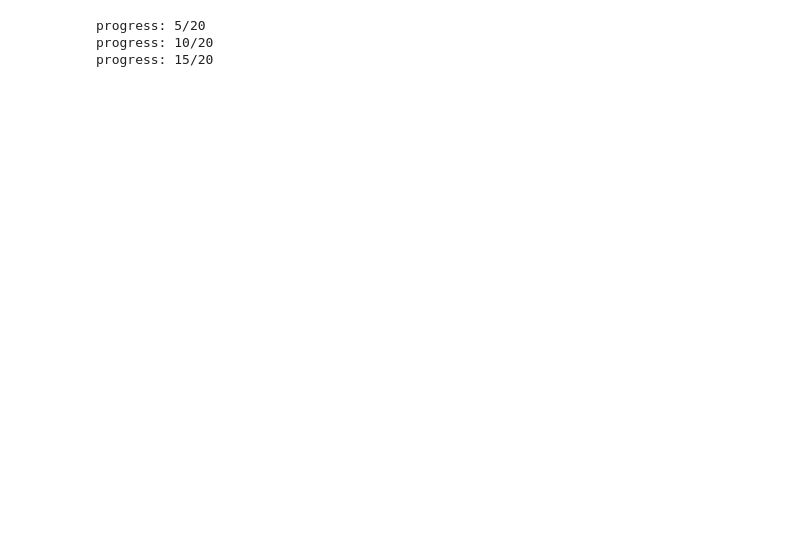
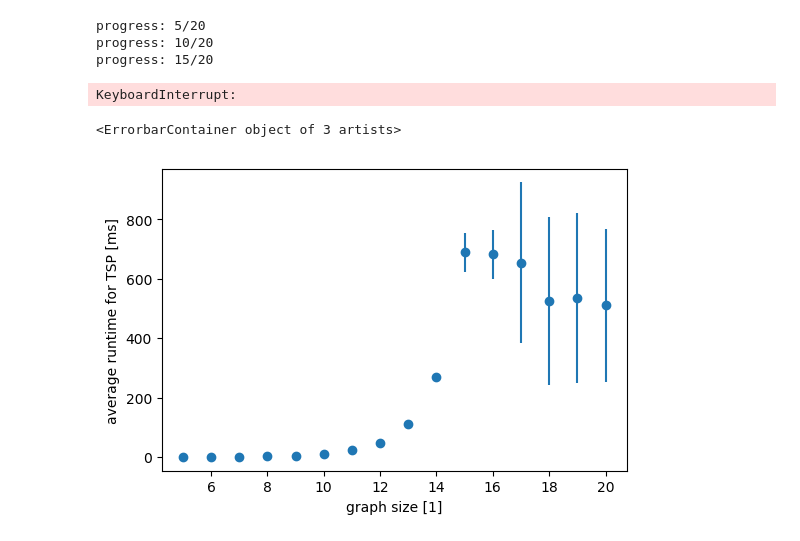
Before and after one commit to EigenSolver/QAOA_TSP, a Jupyter notebook: classical_benchmark.ipynb, the cells around one changed output. Cells and saved outputs as stored; diff of their text form; code cells hidden in the pictures; blank space fills up the shorter version.

Commit message:
complete benchmark
add analysis on the benchmark of classical TSP algorithm, the result is really strange, it seems that the HK algorithm got some transition point at n=15

```diff
--- a/classical_benchmark.ipynb
+++ b/classical_benchmark.ipynb
@@ -3,9 +5,18 @@ import numpy as np
 from tsp_dp_solver import get_distance_matrix, held_karp
 from random_graph_generator import gen_graph
 from datetime import datetime
+# %%
+def count_tsp(m,alg=None):
+    if alg is None:
+        alg=held_karp
+    start_t=datetime.now()
+    # run held_karp algorithm to brute search the solution of TSP problem
+    alg(m)
+    end_t=datetime.now()
+    return (end_t-start_t).microseconds
 # %%
 min_n=5 # minimun graph size, number of vertices
-iter_n=20 # maximum graph size, number of vertices
+max_n=20 # maximum graph size, number of vertices
 sample_size=20 # sample number for each graph size n
 
 '''
@@ -15,21 +26,19 @@ set the number of maximum n with caution!
 a extremely long runing time is expect for large n
 '''
 
-run_time=np.zeros([iter_n-min_n+1,sample_size])
+print("start benchmark for held-karp algorithm...")
+run_time=np.zeros([max_n-min_n+1,sample_size])
 # print(run_time.shape)
-for n in range(min_n,iter_n+1):
+for n in range(min_n,max_n+1):
     for i in range(sample_size):
         # generate random matrix and get the distance matrix
         dist_matr=get_distance_matrix(gen_graph(n,scale=10))
         # count time for HK algorithm
-        start_t=datetime.now()
-        # run held_karp algorithm to brute search the solution of TSP problem
-        held_karp(dist_matr)
-        end_t=datetime.now()
-        run_time[n-min_n,i]=(end_t-start_t).microseconds
-    if n%5==0:
-        print("progress: {0}/{1}".format(n,iter_n))
+        count_tsp(dist_matr)
+        run_time[n-min_n,i]=
+    print("progress: {0}/{1}".format(n,max_n))
 # %% [output]
 progress: 5/20
 progress: 10/20
 progress: 15/20
+KeyboardInterrupt:
@@ -37,0 +47,12 @@ import
+# %%
+t_mean=run_time.mean(axis=1)
+t_max=run_time.max(axis=1)
+t_std=r=run_time.std(axis=1)
+# %%
+plt.figure().dpi=100
+plt.xlabel("graph size [1]")
+plt.ylabel("average runtime for TSP [ms]")
+plt.errorbar(x=np.arange(min_n,max_n+1),y=t_mean/1000,yerr=t_std/1000,fmt='o')
+# %% [output]
+<ErrorbarContainer object of 3 artists>
+[figure, added]
```
Also changed, not shown: parts of 4 cells of this notebook, 1 other file.
